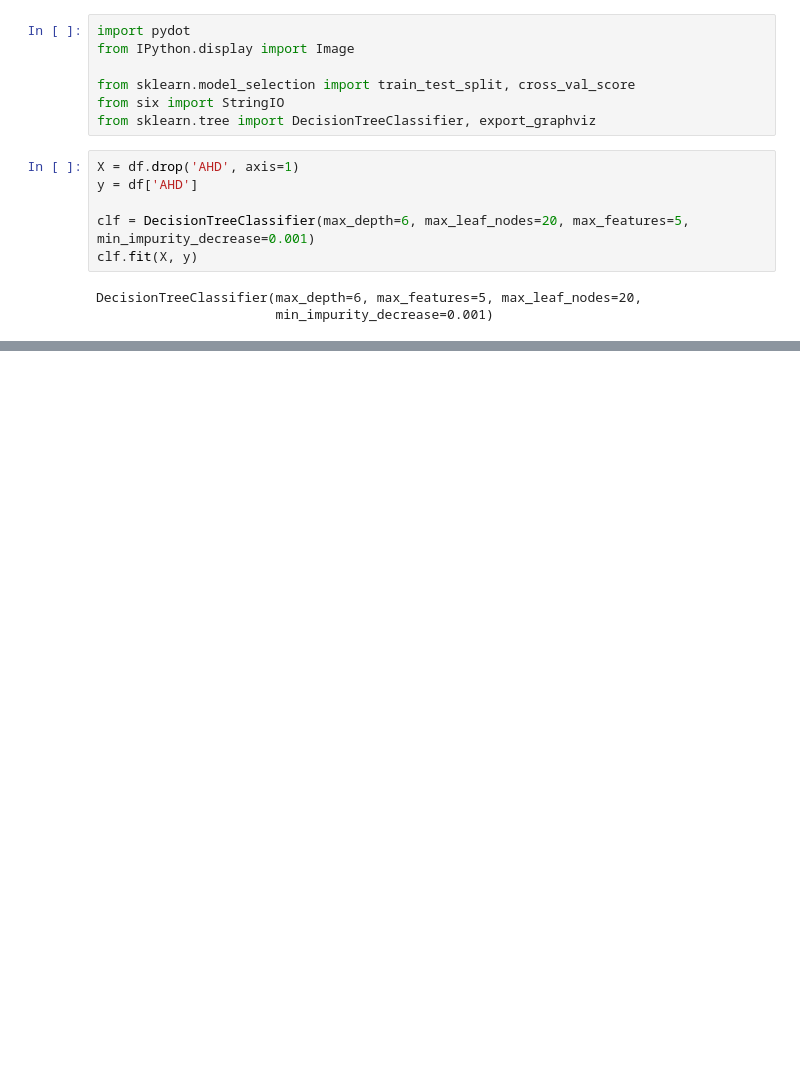
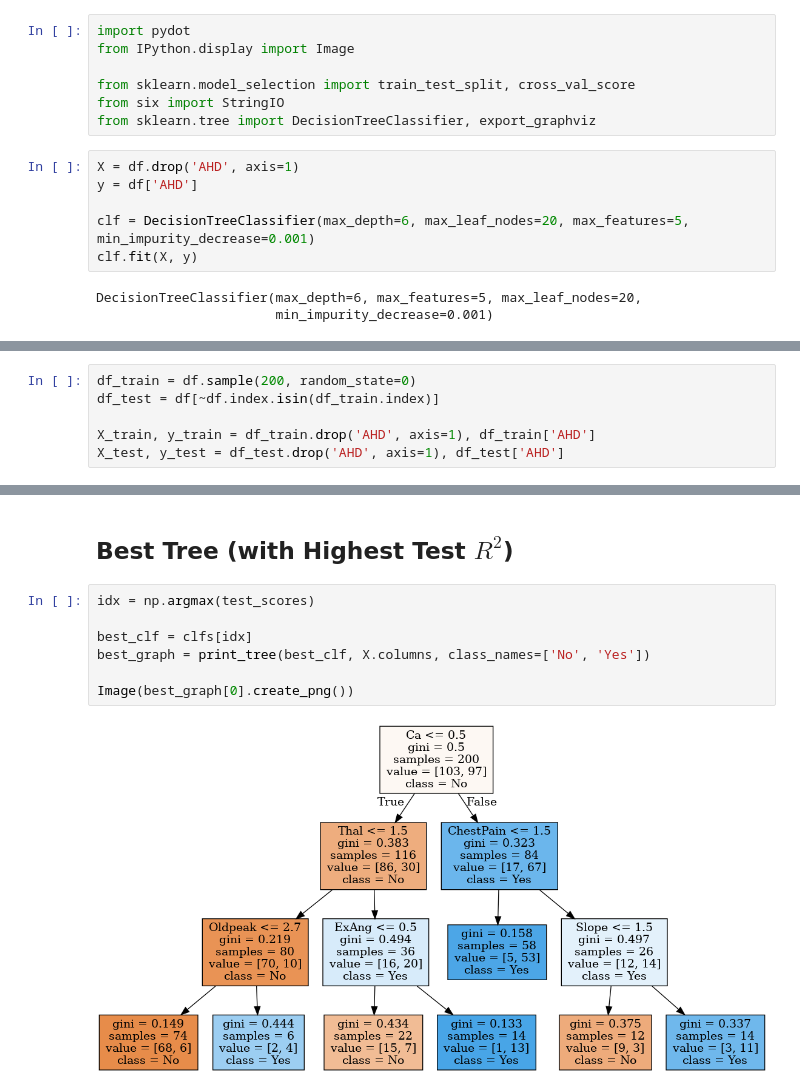
Before and after one commit to somnath1077/MachineLearningExercises, a Jupyter notebook: isrl_rev/ch08/ch08_classification_trees.ipynb, the cells around one changed output, grey strips where cells are left out. Drawn from its saved outputs; the diff is of its cells as text; blank space fills up the shorter version.

```diff
--- a/isrl_rev/ch08/ch08_classification_trees.ipynb
+++ b/isrl_rev/ch08/ch08_classification_trees.ipynb
@@ -146,0 +155,6 @@ Image(graph[0].create_png())
+# %%
+df_train = df.sample(200, random_state=0)
+df_test = df[~df.index.isin(df_train.index)]
+
+X_train, y_train = df_train.drop('AHD', axis=1), df_train['AHD']
+X_test, y_test = df_test.drop('AHD', axis=1), df_test['AHD']
@@ -146,0 +244,11 @@ Image(graph[0].create_png())
+# %% [markdown]
+## Best Tree (with Highest Test $R^2$)
+# %%
+idx = np.argmax(test_scores)
+
+best_clf = clfs[idx]
+best_graph = print_tree(best_clf, X.columns, class_names=['No', 'Yes'])
+
+Image(best_graph[0].create_png())
+# %% [output]
+[figure, added]
```
Also changed, not shown: parts of 12 cells of this notebook.
